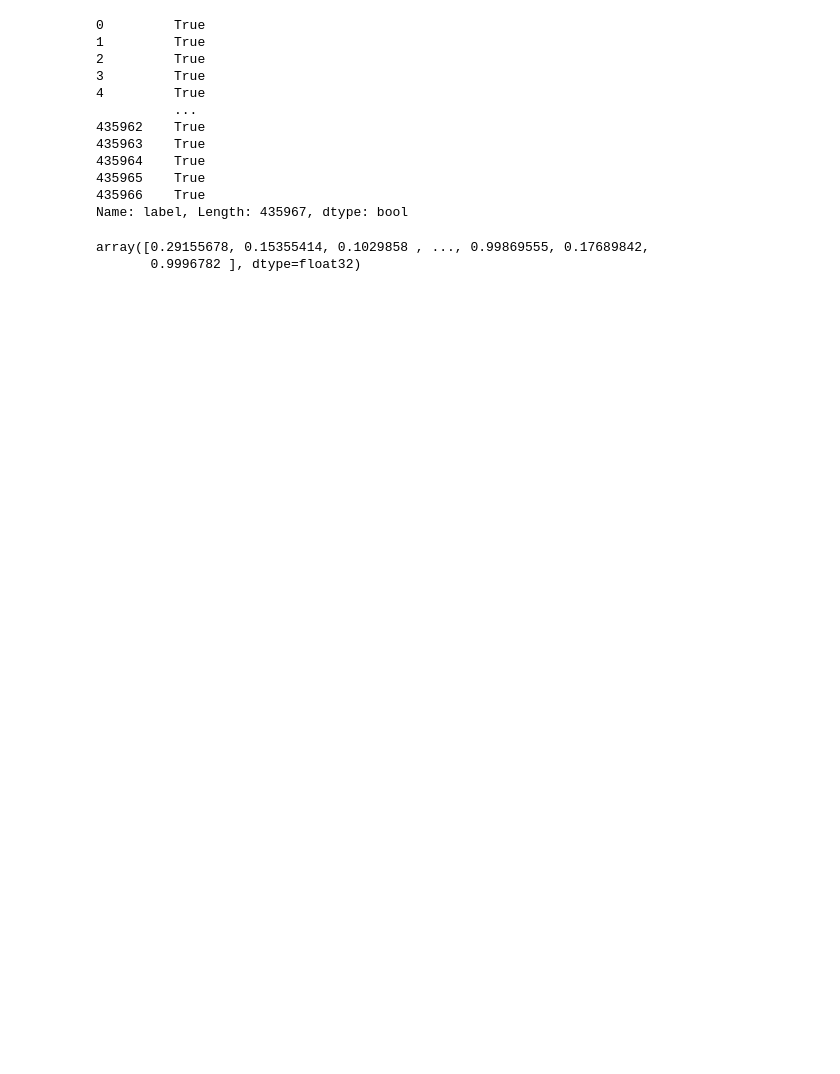
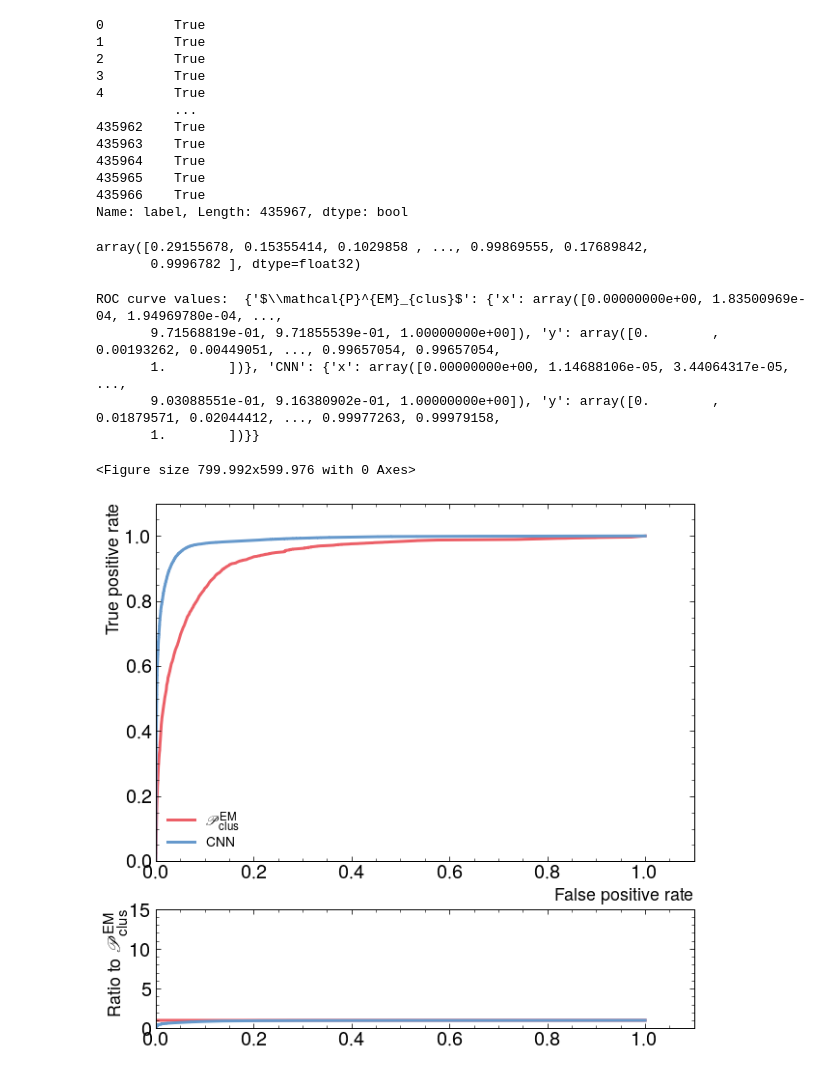
Before and after one commit to diliamariap/LCStudies, a Jupyter notebook: classifier/TopoClusterClassifierPlotting_Dilia.ipynb, the cells around one changed output. Drawn from its saved outputs; the diff is of its cells as text; code cells hidden in the pictures; blank space fills up the shorter version.

Commit message:
I see the light with the ROC curve

```diff
--- a/classifier/TopoClusterClassifierPlotting_Dilia.ipynb
+++ b/classifier/TopoClusterClassifierPlotting_Dilia.ipynb
@@ -166,3 +166,12 @@ array([0.29155678, 0.15355414, 0.1029858 , ..., 0.99869555, 0.17689842,
 # %%
-#pu.roc_plot_scores([1-pdata_merged.cluster_EM_PROBABILITY.to_numpy(),scores_p1_d02[:,1]],plabels,pdata_merged,)
+pu.roc_plot_scores([pdata_merged.cluster_EM_PROBABILITY.to_numpy(),1-scores_p1_d02[:,1]],plabels,pdata_merged,
+                  labels = ['$\mathcal{P}^{EM}_{clus}$','CNN'])
+# %% [output]
+ROC curve values:  {'$\\mathcal{P}^{EM}_{clus}$': {'x': array([0.00000000e+00, 1.83500969e-04, 1.94969780e-04, ...,
+       9.71568819e-01, 9.71855539e-01, 1.00000000e+00]), 'y': array([0.        , 0.00193262, 0.00449051, ..., 0.99657054, 0.99657054,
+       1.        ])}, 'CNN': {'x': array([0.00000000e+00, 1.14688106e-05, 3.44064317e-05, ...,
+       9.03088551e-01, 9.16380902e-01, 1.00000000e+00]), 'y': array([0.        , 0.01879571, 0.02044412, ..., 0.99977263, 0.99979158,
+       1.        ])}}
+<Figure size 799.992x599.976 with 0 Axes>
+[figure, added]
 # %%
```
Also changed, not shown: parts of 4 cells of this notebook.
